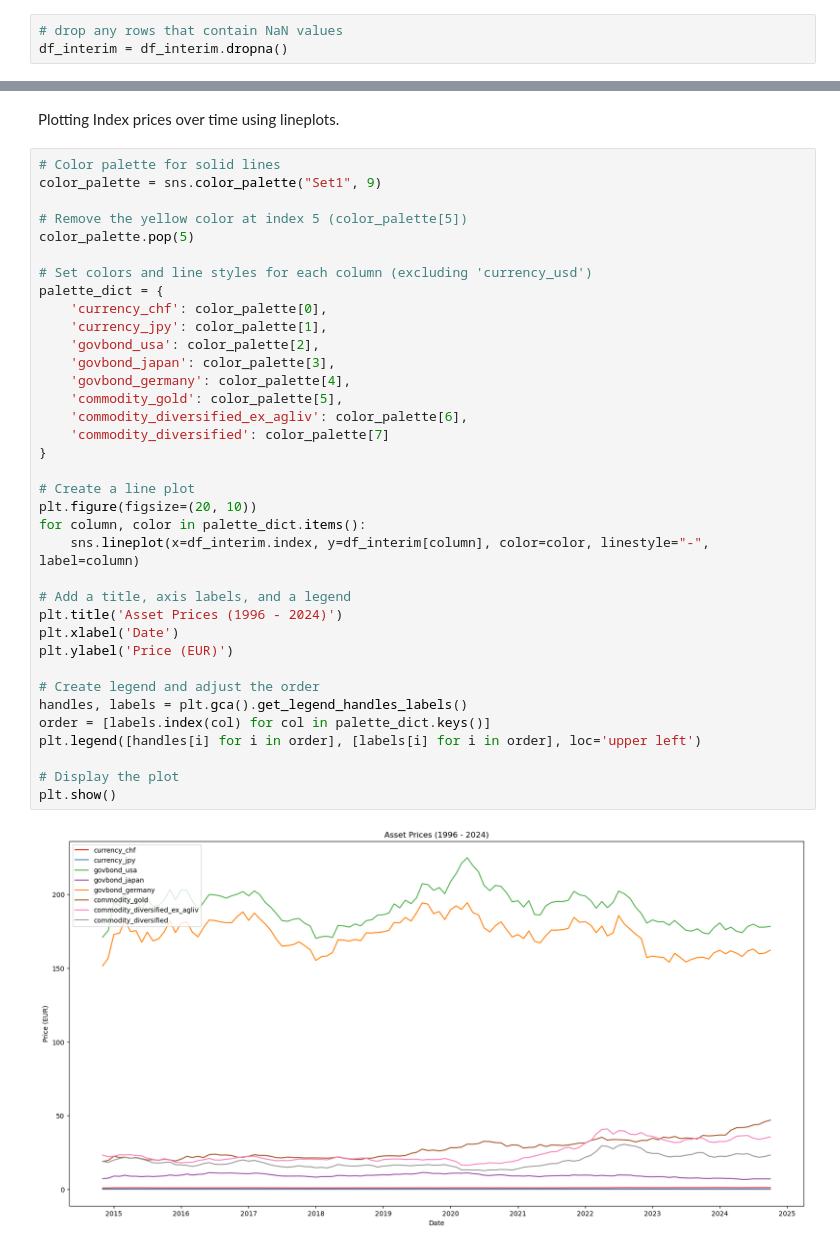
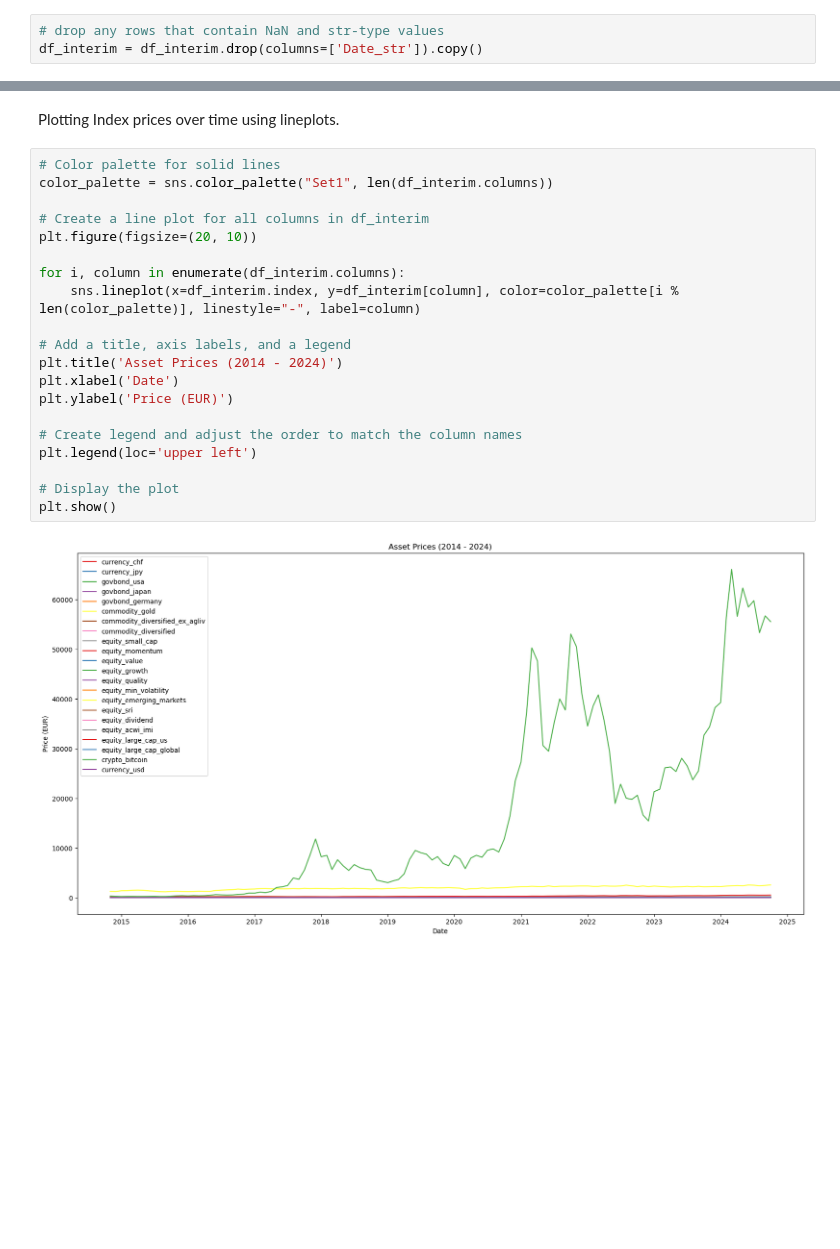
Before and after one commit to JAlbertOfficial/rebalytics, a Jupyter notebook: notebooks/02_data_exploration_processing.ipynb, the cells around one changed output, grey strips where cells are left out. Saved outputs shown, nothing was run; the diff lists cells and outputs as text; blank space fills up the shorter version.

```diff
--- a/notebooks/02_data_exploration_processing.ipynb
+++ b/notebooks/02_data_exploration_processing.ipynb
@@ -141,47 +141,31 @@ plt.show()
 # %% [markdown]
 Retain only rows with no missing entries.
 # %%
-# drop any rows that contain NaN values
-df_interim = df_interim.dropna()
+# drop any rows that contain NaN and str-type values
+df_interim = df_interim.drop(columns=['Date_str']).copy()
 # %% [markdown]
 ## Visualization of Indexes performances
 # %% [markdown]
 Plotting Index prices over time using lineplots.
 # %%
 # Color palette for solid lines
-color_palette = sns.color_palette("Set1", 9)
+color_palette = sns.color_palette("Set1", len(df_interim.columns))
 
-# Remove the yellow color at index 5 (color_palette[5])
-color_palette.pop(5)
+# Create a line plot for all columns in df_interim
+plt.figure(figsize=(20, 10))
 
-# Set colors and line styles for each column (excluding 'currency_usd')
-palette_dict = {
-    'currency_chf': color_palette[0],
-    'currency_jpy': color_palette[1],
-    'govbond_usa': color_palette[2],
-    'govbond_japan': color_palette[3],
-    'govbond_germany': color_palette[4],
-    'commodity_gold': color_palette[5],
-    'commodity_diversified_ex_agliv': color_palette[6],
-    'commodity_diversified': color_palette[7]
-}
-
-# Create a line plot
-plt.figure(figsize=(20, 10))
-for column, color in palette_dict.items():
-    sns.lineplot(x=df_interim.index, y=df_interim[column], color=color, linestyle="-", label=column)
+for i, column in enumerate(df_interim.columns):
+    sns.lineplot(x=df_interim.index, y=df_interim[column], color=color_palette[i % len(color_palette)], linestyle="-", label=column)
 
 # Add a title, axis labels, and a legend
-plt.title('Asset Prices (1996 - 2024)')
+plt.title('Asset Prices (2014 - 2024)')
 plt.xlabel('Date')
 plt.ylabel('Price (EUR)')
 
-# Create legend and adjust the order
-handles, labels = plt.gca().get_legend_handles_labels()
-order = [labels.index(col) for col in palette_dict.keys()]
-plt.legend([handles[i] for i in order], [labels[i] for i in order], loc='upper left')
+# Create legend and adjust the order to match the column names
+plt.legend(loc='upper left')
 
 # Display the plot
 plt.show()
 # %% [output]
-[figure, old version]
+[figure, new version]
```
Also changed, not shown: parts of 2 cells of this notebook.
